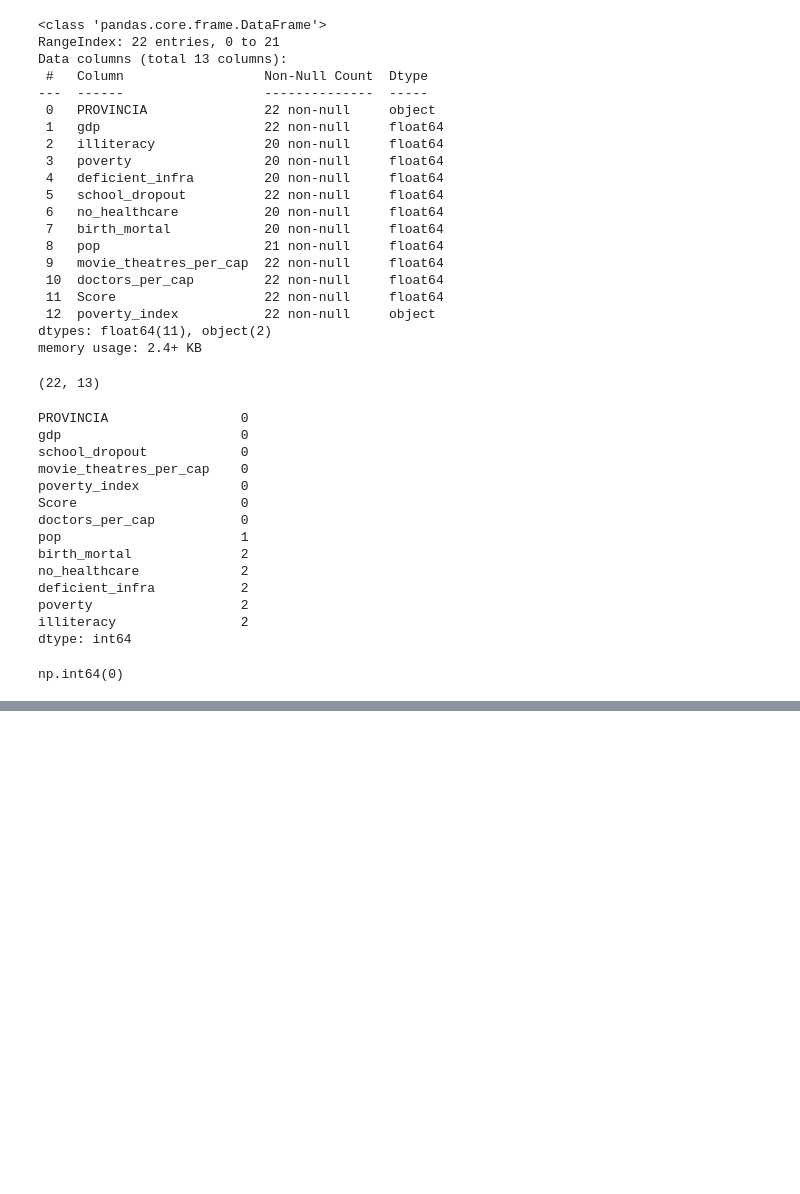
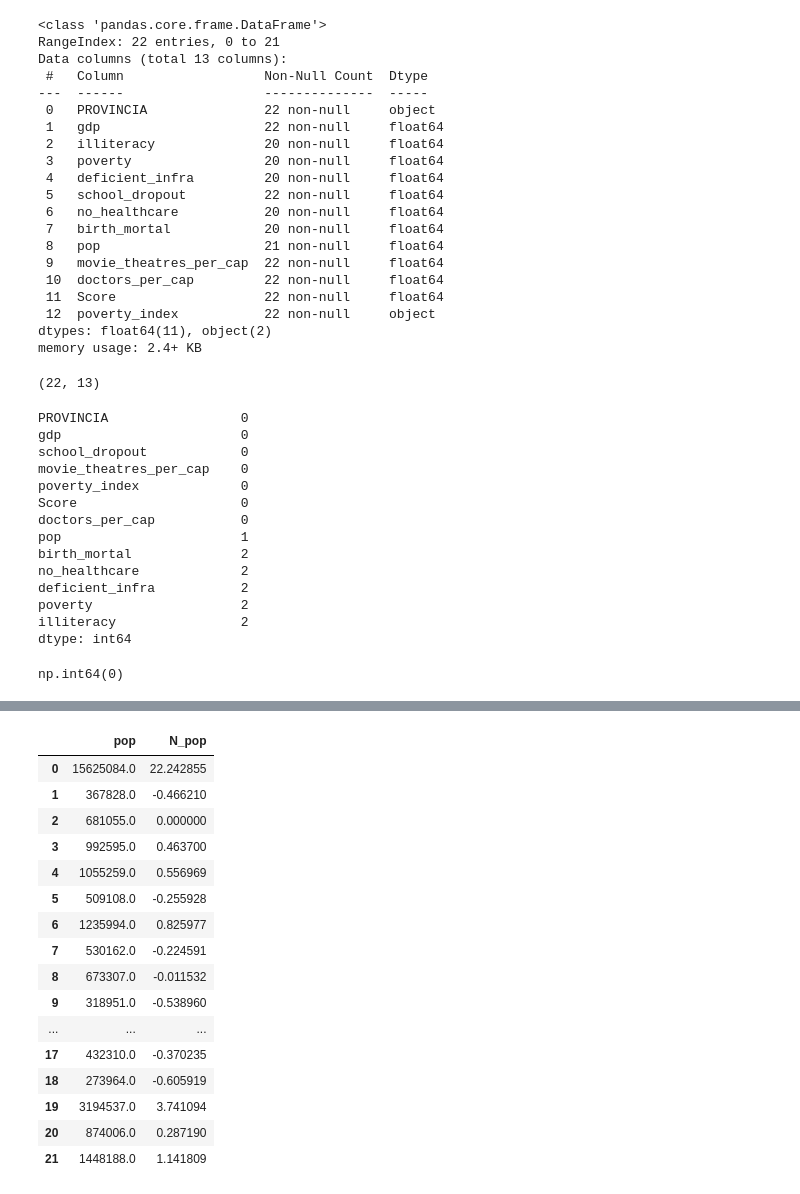
Before and after one commit to dirre44/Lab_de_recopilacion_Parcial_1, a Jupyter notebook: parcial1.ipynb, the cells around one changed output, grey strips where cells are left out. Cells and saved outputs as stored; diff of their text form; code cells hidden in the pictures; blank space fills up the shorter version.

```diff
--- a/parcial1.ipynb
+++ b/parcial1.ipynb
@@ -76,0 +169,14 @@ np.int64(0)
+# %%
+min=df_mod['pop'].min()
+Q1=df_mod['pop'].quantile(0.25) # 25%
+Q2=df_mod['pop'].quantile(0.50) # 50%
+Q3=df_mod['pop'].quantile(0.75) # 75%
+IQR=Q3-Q1 # Threshold #
+max=df_mod['pop'].max()
+mu=df_mod['pop'].mean()
+sd=df_mod['pop'].std()
+
+Value=[min,Q1,Q2,Q3,IQR,max, mu,sd]
+Col=["min","25%","50%","75%","IQR","max","mean", "st_dev"]
+Estadistics=pd.DataFrame(Value,Col)
+Estadistics
@@ -76,0 +218,23 @@ np.int64(0)
+# %%
+scaler = RobustScaler()
+df_mod["N_pop"] = scaler.fit_transform(df_mod[["pop"]])
+
+df_mod[["pop", "N_pop"]]
+# %% [output]
+|  | pop | N_pop |
+| 0 | 15625084.0 | 22.242855 |
+| 1 | 367828.0 | -0.466210 |
+| 2 | 681055.0 | 0.000000 |
+| 3 | 992595.0 | 0.463700 |
+| 4 | 1055259.0 | 0.556969 |
+| 5 | 509108.0 | -0.255928 |
+| 6 | 1235994.0 | 0.825977 |
+| 7 | 530162.0 | -0.224591 |
+| 8 | 673307.0 | -0.011532 |
+| 9 | 318951.0 | -0.538960 |
+| ... | ... | ... |
+| 17 | 432310.0 | -0.370235 |
+| 18 | 273964.0 | -0.605919 |
+| 19 | 3194537.0 | 3.741094 |
+| 20 | 874006.0 | 0.287190 |
+| 21 | 1448188.0 | 1.141809 |
```
Also changed, not shown: parts of 14 cells of this notebook.
